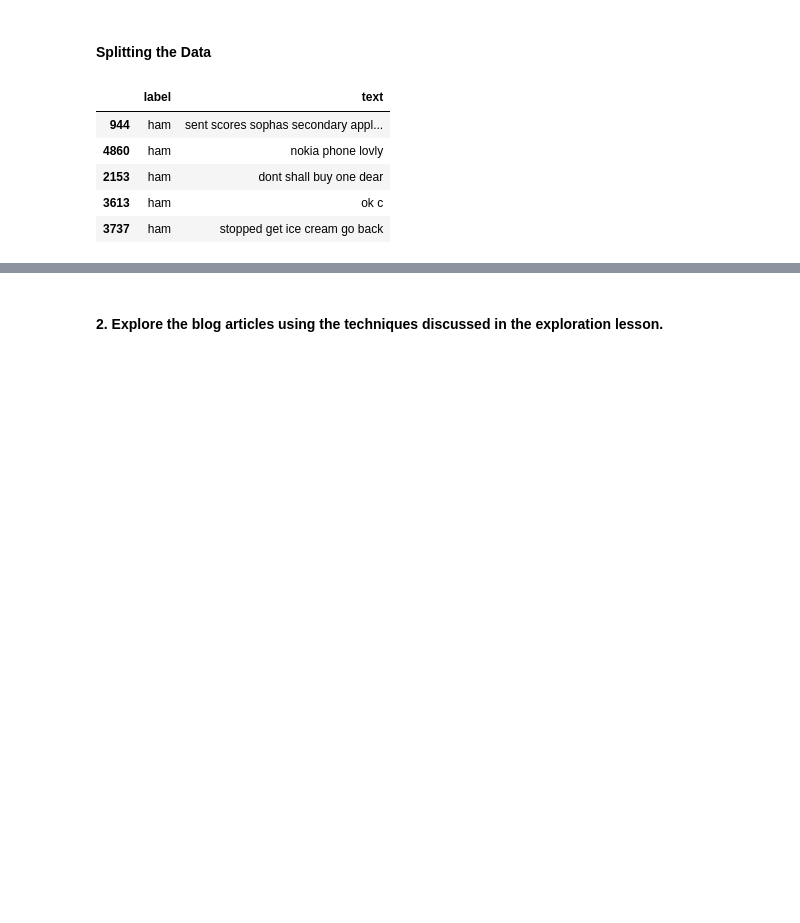
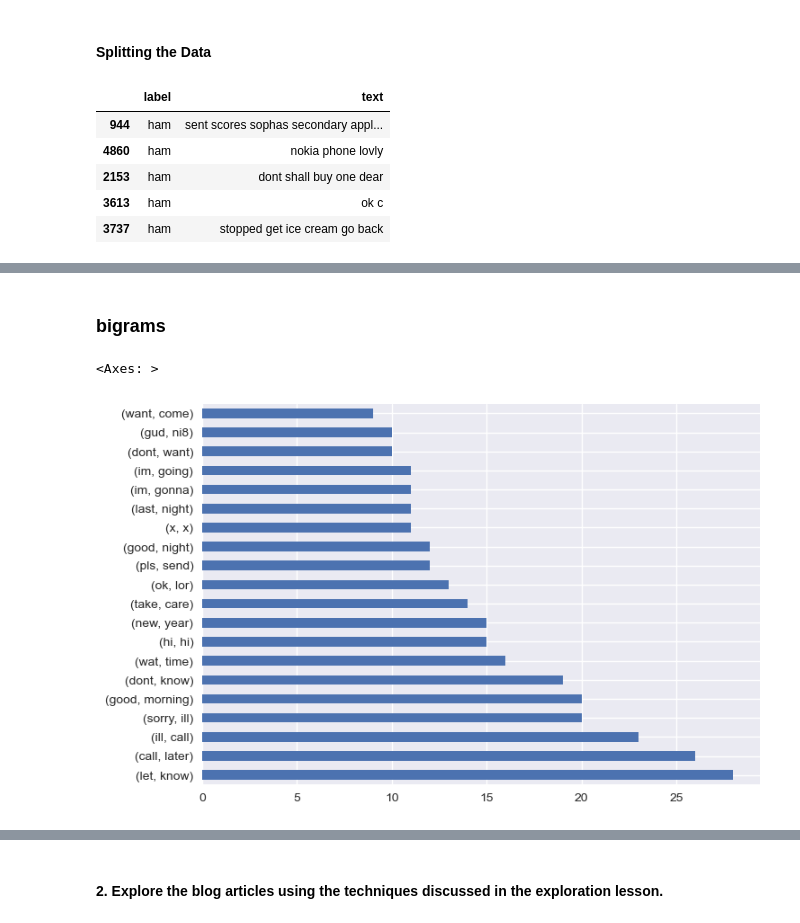
Before and after one commit to corey-baughman/017_NLP, a Jupyter notebook: 0512_explore.ipynb, the cells around one changed output, grey strips where cells are left out. Drawn from its saved outputs; the diff is of its cells as text; code cells hidden in the pictures; blank space fills up the shorter version.

```diff
--- a/0512_explore.ipynb
+++ b/0512_explore.ipynb
@@ -85,0 +154,7 @@ train.head()
+# %% [markdown]
+### bigrams
+# %%
+pd.Series(nltk.bigrams(ham_words)).value_counts().head(20).plot.barh()
+# %% [output]
+<Axes: >
+[figure, added]
```
Also changed, not shown: parts of 43 cells of this notebook, 4 other files.
